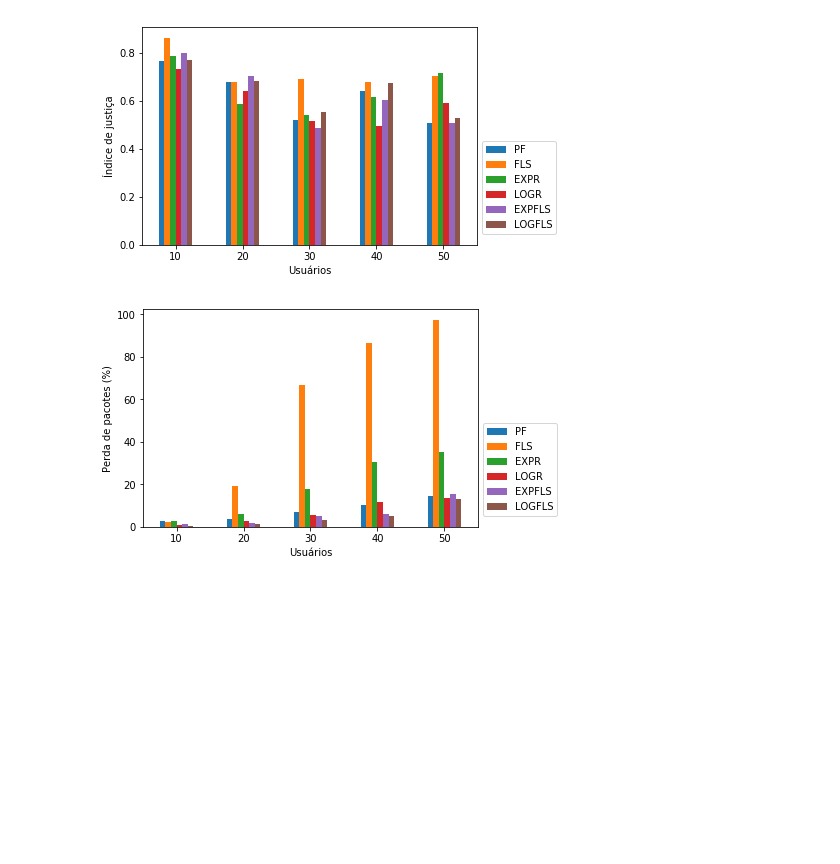
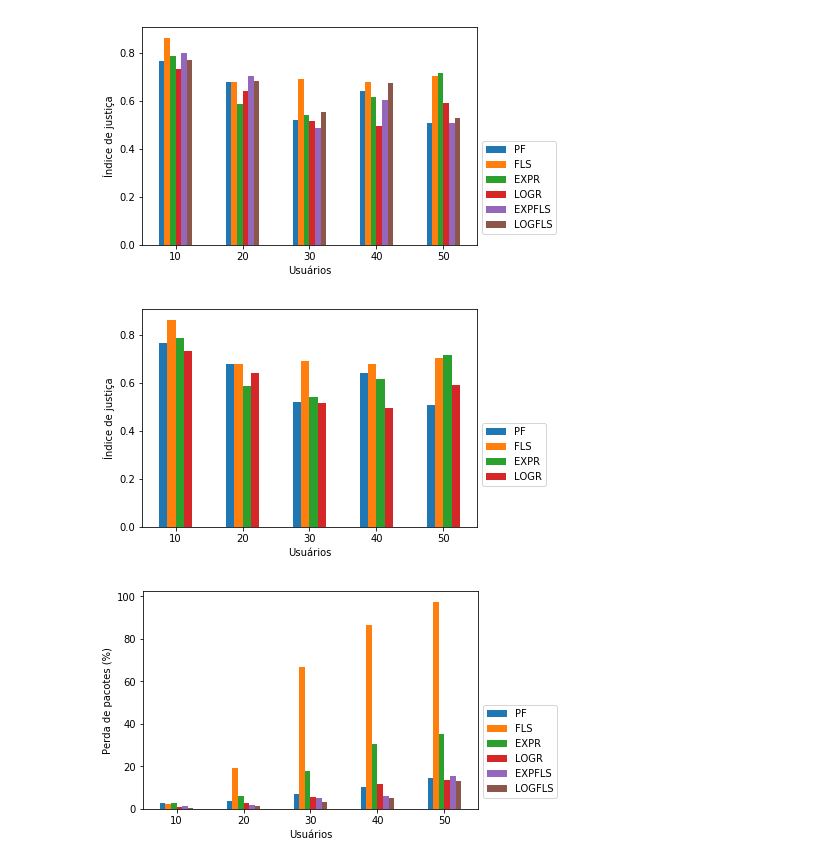
Before and after one commit to gdbranco/lte-sim-dev-new, a Jupyter notebook: myStuff/scripts/FLSPass/DelayVariavel/P50_50.ipynb, the cells around one changed output. Cells and saved outputs as stored; diff of their text form; code cells hidden in the pictures; blank space fills up the shorter version.

```diff
--- a/myStuff/scripts/FLSPass/DelayVariavel/P50_50.ipynb
+++ b/myStuff/scripts/FLSPass/DelayVariavel/P50_50.ipynb
@@ -201,6 +205,10 @@ graphicWriter.jitterFile(kind, True, True)
 graphicWriter.fairnessFile(kind, True, True)
 # %% [output]
 [figure]
+# %%
+graphicWriter.fairnessFile(kind, True, False)
+# %% [output]
+[figure, added]
 # %%
 graphicWriter.plrFile(kind, True, True)
 # %% [output]
```
Also changed, not shown: parts of 2 cells of this notebook, 3 other files.
